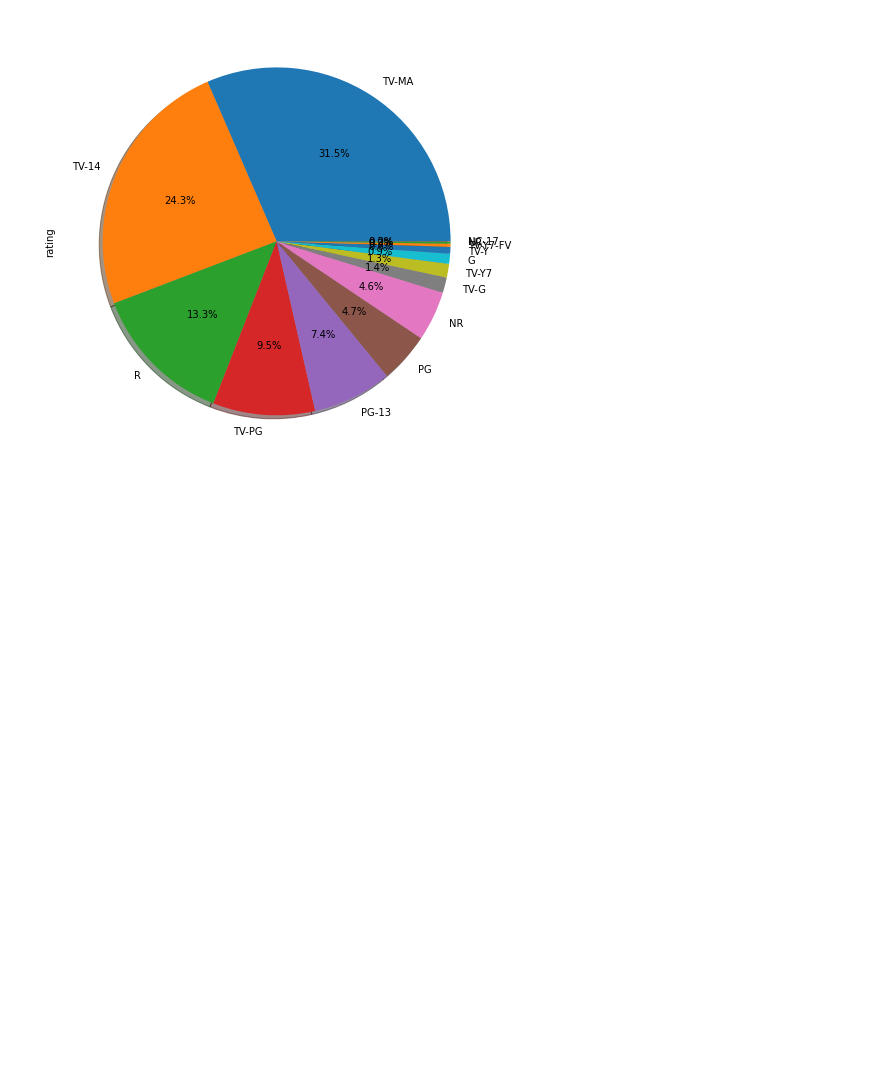
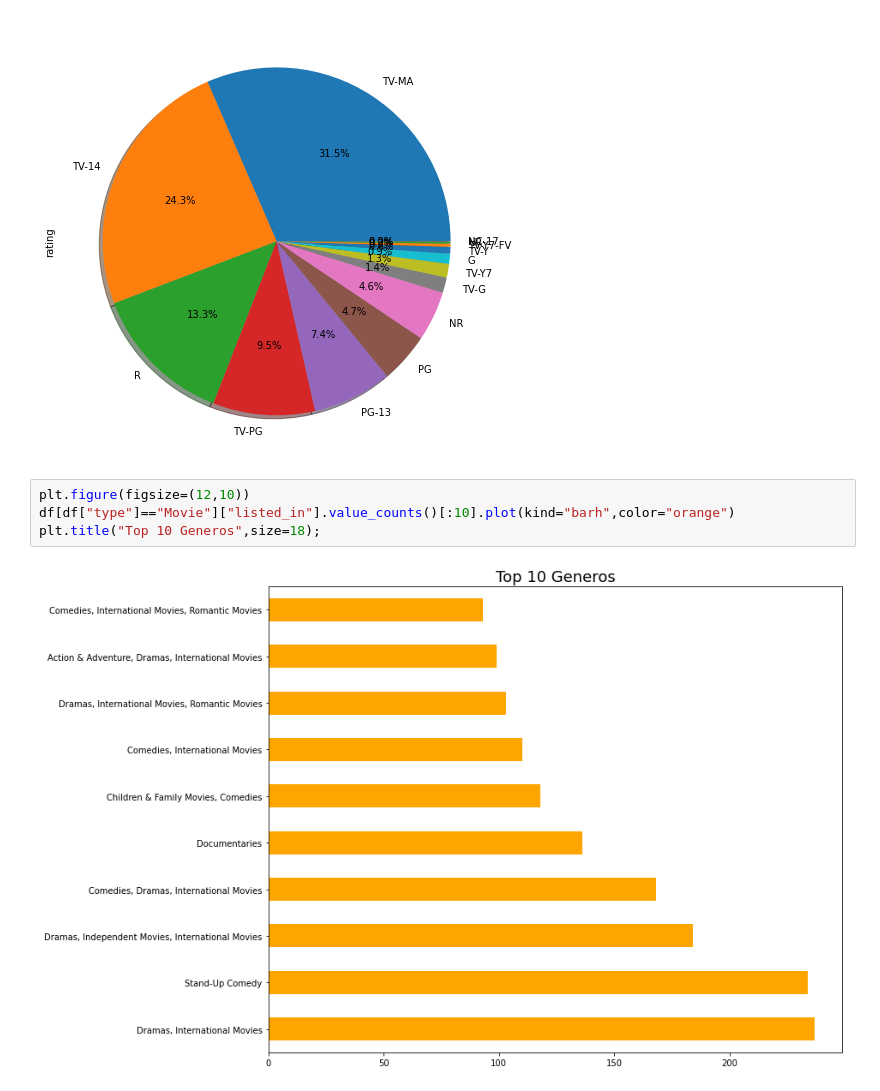
Before and after one commit to GiancarloJung/disrupt_2021, a Jupyter notebook: Netflix Analysis.ipynb, the cells around one changed output. Saved outputs shown, nothing was run; the diff lists cells and outputs as text; blank space fills up the shorter version.

```diff
--- a/Netflix Analysis.ipynb
+++ b/Netflix Analysis.ipynb
@@ -155,3 +222,9 @@ df['rating'].value_counts().plot.pie(autopct='%1.1f%%',shadow=True,figsize=(10,8
 plt.show()
 # %% [output]
 [figure]
+# %%
+plt.figure(figsize=(12,10))
+df[df["type"]=="Movie"]["listed_in"].value_counts()[:10].plot(kind="barh",color="orange")
+plt.title("Top 10 Generos",size=18);
+# %% [output]
+[figure, added]
```
Also changed, not shown: parts of 7 cells of this notebook.
